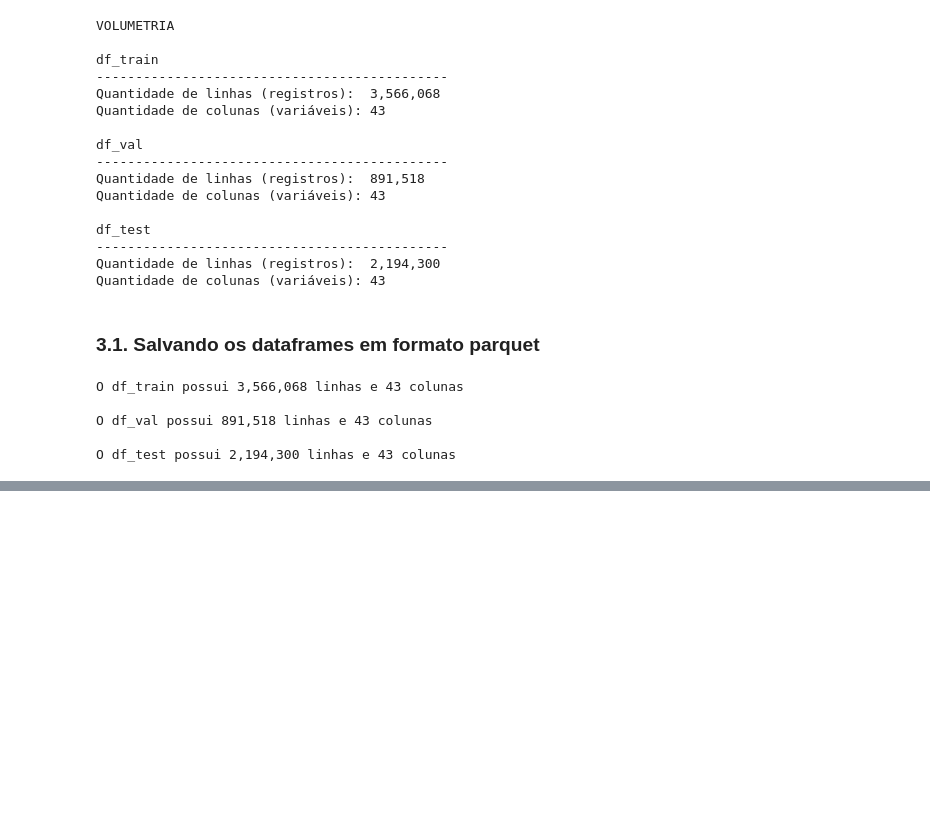
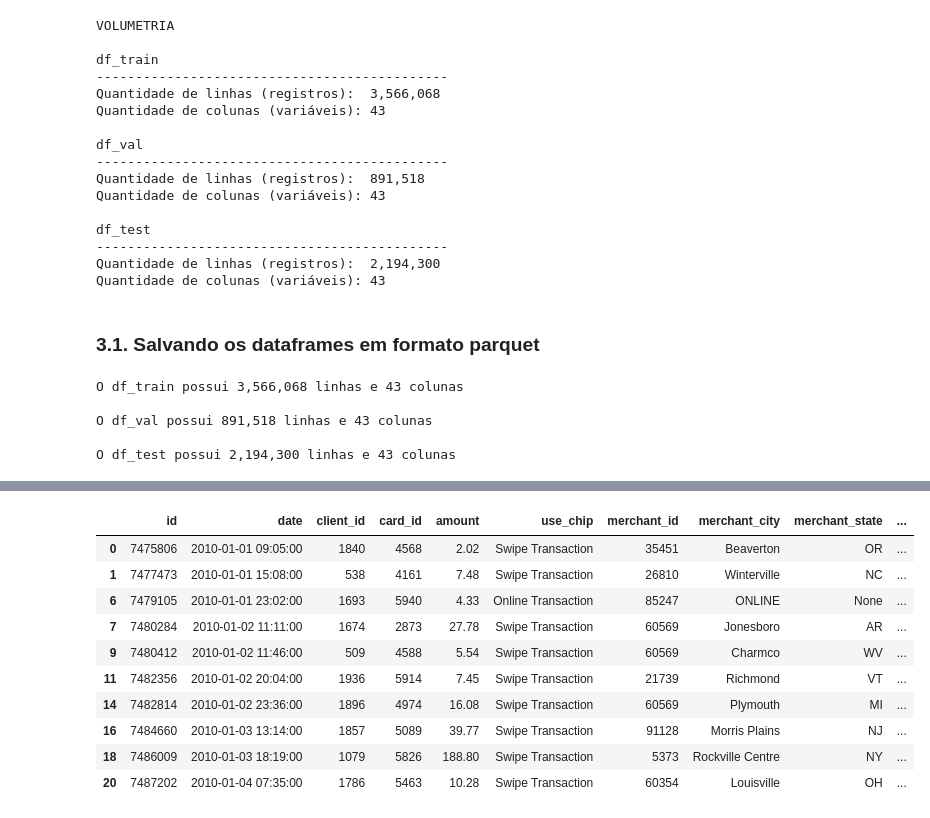
Before and after one commit to emso-exe/Deteccao_de_fraude_em_transacoes_financeiras, a Jupyter notebook: 001_analise_exploratoria.ipynb, the cells around one changed output, grey strips where cells are left out. Drawn from its saved outputs; the diff is of its cells as text; code cells hidden in the pictures; blank space fills up the shorter version.

```diff
--- a/001_analise_exploratoria.ipynb
+++ b/001_analise_exploratoria.ipynb
@@ -146,0 +229,29 @@ O df_test possui 2,194,300 linhas e 43 colunas
+# %%
+# Função para limpar e converter colunas monetárias
+
+def limpar_e_converter_monetarios(dataframe, colunas):
+    '''
+    Limpa e converte as colunas monetárias do dataframe fornecido.
+
+    :param dataframe: DataFrame
+        DataFrame a ser limpo e convertido.
+    :param colunas: List
+        Lista de colunas a serem limpadas e convertidas.
+    :return: DataFrame
+        DataFrame com as colunas limpas e convertidas.
+    '''
+
+    # Expressão regular para remover símbolos de dólar e vírgulas
+    for coluna in colunas:
+        # Remover '$' e ',' usando regex e converter para float
+        dataframe[coluna] = dataframe[coluna].replace({'\$': '', ',': ''}, regex=True)
+        # Convertendo para float, valores não convertíveis se tornam NaN
+        dataframe[coluna] = pd.to_numeric(dataframe[coluna], errors='coerce').astype(float)
+
+    return dataframe
+# %%
+# Lista de colunas monetárias
+colunas_monetarias = ['amount', 'credit_limit', 'per_capita_income', 'yearly_income', 'total_debt']
+
+# Aplicando a função para limpar e converter as colunas monetárias
+df_train_val = limpar_e_converter_monetarios(df_train_val, colunas_monetarias)
@@ -146,0 +280,14 @@ O df_test possui 2,194,300 linhas e 43 colunas
+# %%
+df_train_val.head(10)
+# %% [output]
+|  | id | date | client_id | card_id | amount | use_chip | merchant_id | merchant_city | merchant_state | ... |
+| 0 | 7475806 | 2010-01-01 09:05:00 | 1840 | 4568 | 2.02 | Swipe Transaction | 35451 | Beaverton | OR | ... |
+| 1 | 7477473 | 2010-01-01 15:08:00 | 538 | 4161 | 7.48 | Swipe Transaction | 26810 | Winterville | NC | ... |
+| 6 | 7479105 | 2010-01-01 23:02:00 | 1693 | 5940 | 4.33 | Online Transaction | 85247 | ONLINE | None | ... |
+| 7 | 7480284 | 2010-01-02 11:11:00 | 1674 | 2873 | 27.78 | Swipe Transaction | 60569 | Jonesboro | AR | ... |
+| 9 | 7480412 | 2010-01-02 11:46:00 | 509 | 4588 | 5.54 | Swipe Transaction | 60569 | Charmco | WV | ... |
+| 11 | 7482356 | 2010-01-02 20:04:00 | 1936 | 5914 | 7.45 | Swipe Transaction | 21739 | Richmond | VT | ... |
+| 14 | 7482814 | 2010-01-02 23:36:00 | 1896 | 4974 | 16.08 | Swipe Transaction | 60569 | Plymouth | MI | ... |
+| 16 | 7484660 | 2010-01-03 13:14:00 | 1857 | 5089 | 39.77 | Swipe Transaction | 91128 | Morris Plains | NJ | ... |
+| 18 | 7486009 | 2010-01-03 18:19:00 | 1079 | 5826 | 188.80 | Swipe Transaction | 5373 | Rockville Centre | NY | ... |
+| 20 | 7487202 | 2010-01-04 07:35:00 | 1786 | 5463 | 10.28 | Swipe Transaction | 60354 | Louisville | OH | ... |
```
Also changed, not shown: parts of 8 cells of this notebook.
